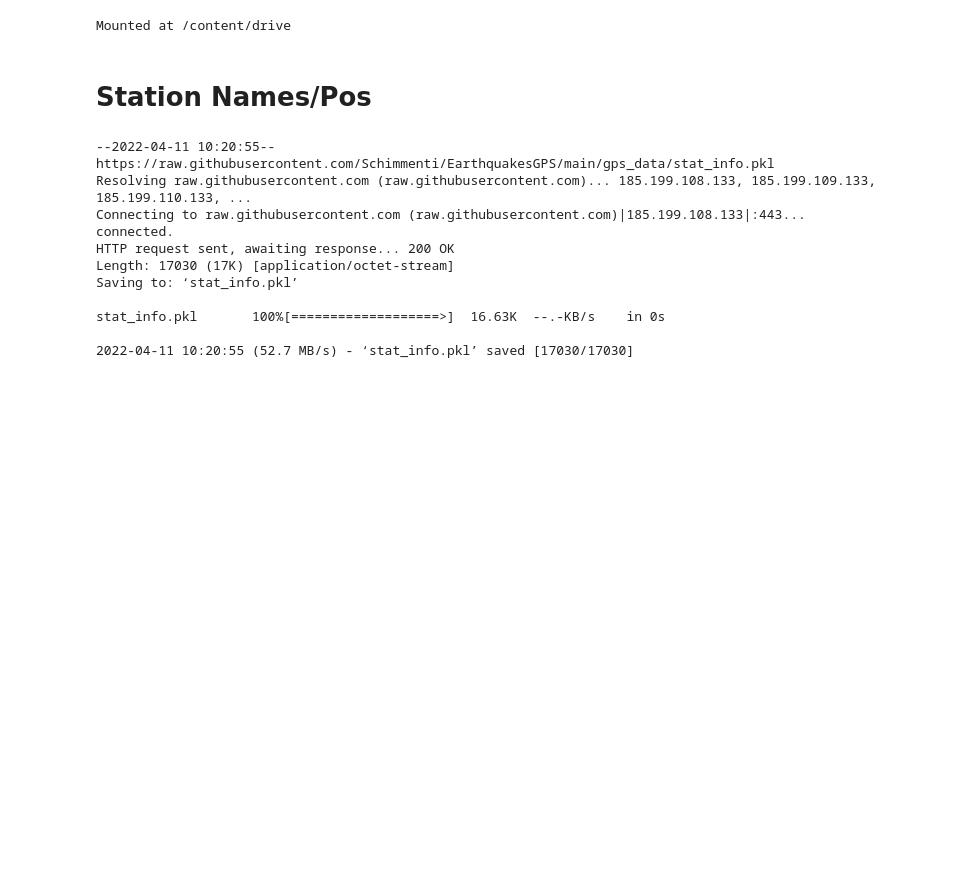
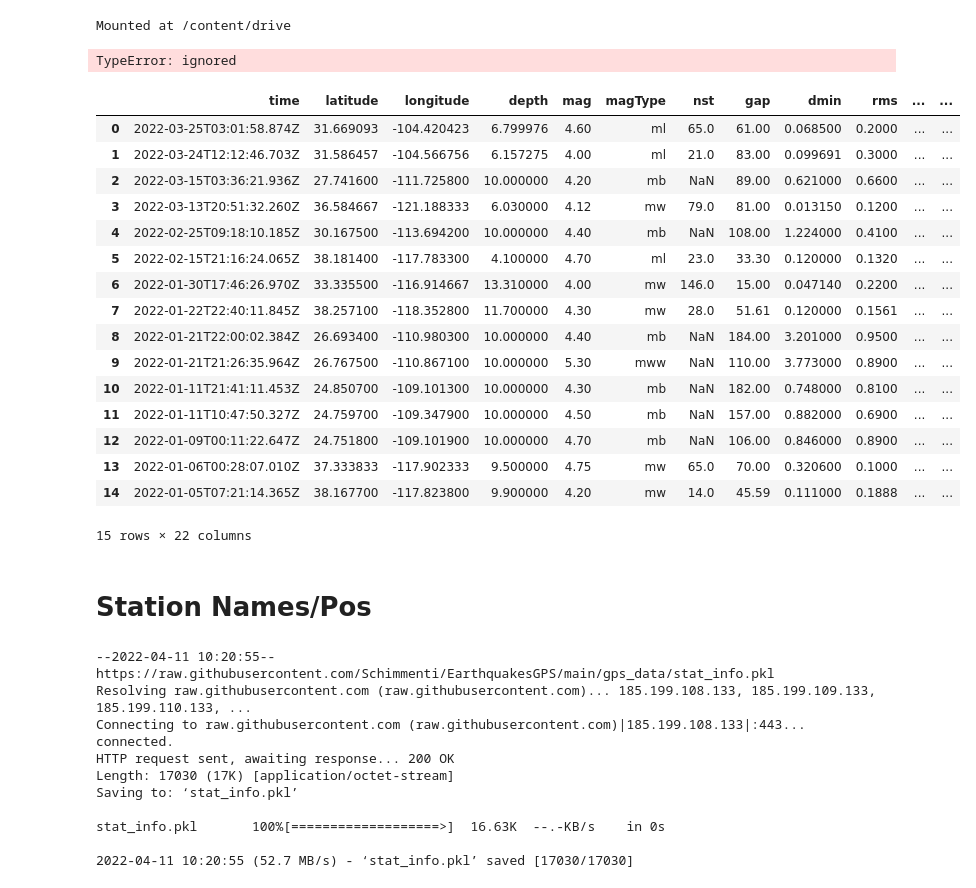
Before and after one commit to Schimmenti/EarthquakesGPS, a Jupyter notebook: Dataset.ipynb, the cells around one changed output. Drawn from its saved outputs; the diff is of its cells as text; code cells hidden in the pictures; blank space fills up the shorter version.

```diff
--- a/Dataset.ipynb
+++ b/Dataset.ipynb
@@ -37,3 +37,26 @@ class usgs_gps:
   def get_all_networks():
     network_list = ["Alaska_ITRF2014","Alaska_SGPS","BasinAndRange_ITRF2014","BasinAndRange_SGPS","CentralCalifornia_ITRF2014","CentralCalifornia_SGPS","CentralUS","CentralUS_ITRF2014","DiabloCanyon_SPGPS","EasternORWA_SGPS","ECSZ_SGPS","ElCentro","Helens","JuanDeFuca","LongValley_ITRF2014","Mammoth_SGPS","MtBaker","NCalifornia_SGPS","NorthEasternCal_SGPS","Northridge","Pacific_ITRF2014","Pacific_Northwest_ITRF2014","SFBayArea_ITRF2014","SFBayArea_SGPS","Sisters","Southern_California_ITRF2014","WindKetchFlat_SGPS","YellowstoneContin_ITRF2014","Yellowstone_SPGPS"]
     return network_list
+
+  def get_data(net_name, stat_name, link_type="na2014", fix_date = True):
+    raw_link ="https://earthquake.usgs.gov/monitoring/gps/data/networks/%s/%s/%s/%s.rneu"
+    full_link = raw_link%(net_name, stat_name, link_type, stat_name)
+    data = pd.read_csv(full_link, sep='\t', header=None)
+    data.columns = columns=["DateI","DateD","N","E","U","Tech1","dN","dE","dU","Tech2","Descr",]
+    if(fix_date):
+      data['Date'] = pd.to_datetime(data['DateI'], format='%Y%m%d')
+      data.set_index("Date", drop=True, inplace=True)
+      idx = pd.date_range(data.index[0], data.index[-1])
+      data = data.reindex(idx, fill_value=np.NaN)
+    return data
+
+
+  def get_earthquakes_radius(min_date, max_date, lat, lon, max_radius_km, min_magn):
+    base_url = "https://earthquake.usgs.gov/fdsnws/event/1/query?format=csv"
+    base_url += "&starttime=" + min_date.strftime("%Y-%m-%d")
+    base_url += "&endtime=" + max_date.strftime("%Y-%m-%d")
+    base_url += "&minmagnitude=%f" % min_magn
+    base_url += "&latitude=%f" % lat
+    base_url += "&longitude=%f" % lon
+    base_url += "&maxradiuskm=%f" % max_radius_km
+    return pd.read_csv(base_url)
@@ -42,3 +87,28 @@ stuff = usgs_gps.get_all_stations()
+# %%
+stuff = usgs_gps.get_data("Southern_California_ITRF2014","501p")
+stuff
+# %% [output]
+TypeError: ignored
+# %%
+usgs_gps.get_earthquakes_radius(datetime.datetime(2022, 1, 1), datetime.datetime.now(), 32, -115, 1000, 4)
+# %% [output]
+|  | time | latitude | longitude | depth | mag | magType | nst | gap | dmin | rms | ... | ... |
+| 0 | 2022-03-25T03:01:58.874Z | 31.669093 | -104.420423 | 6.799976 | 4.60 | ml | 65.0 | 61.00 | 0.068500 | 0.2000 | ... | ... |
+| 1 | 2022-03-24T12:12:46.703Z | 31.586457 | -104.566756 | 6.157275 | 4.00 | ml | 21.0 | 83.00 | 0.099691 | 0.3000 | ... | ... |
+| 2 | 2022-03-15T03:36:21.936Z | 27.741600 | -111.725800 | 10.000000 | 4.20 | mb | NaN | 89.00 | 0.621000 | 0.6600 | ... | ... |
+| 3 | 2022-03-13T20:51:32.260Z | 36.584667 | -121.188333 | 6.030000 | 4.12 | mw | 79.0 | 81.00 | 0.013150 | 0.1200 | ... | ... |
+| 4 | 2022-02-25T09:18:10.185Z | 30.167500 | -113.694200 | 10.000000 | 4.40 | mb | NaN | 108.00 | 1.224000 | 0.4100 | ... | ... |
+| 5 | 2022-02-15T21:16:24.065Z | 38.181400 | -117.783300 | 4.100000 | 4.70 | ml | 23.0 | 33.30 | 0.120000 | 0.1320 | ... | ... |
+| 6 | 2022-01-30T17:46:26.970Z | 33.335500 | -116.914667 | 13.310000 | 4.00 | mw | 146.0 | 15.00 | 0.047140 | 0.2200 | ... | ... |
+| 7 | 2022-01-22T22:40:11.845Z | 38.257100 | -118.352800 | 11.700000 | 4.30 | mw | 28.0 | 51.61 | 0.120000 | 0.1561 | ... | ... |
+| 8 | 2022-01-21T22:00:02.384Z | 26.693400 | -110.980300 | 10.000000 | 4.40 | mb | NaN | 184.00 | 3.201000 | 0.9500 | ... | ... |
+| 9 | 2022-01-21T21:26:35.964Z | 26.767500 | -110.867100 | 10.000000 | 5.30 | mww | NaN | 110.00 | 3.773000 | 0.8900 | ... | ... |
+| 10 | 2022-01-11T21:41:11.453Z | 24.850700 | -109.101300 | 10.000000 | 4.30 | mb | NaN | 182.00 | 0.748000 | 0.8100 | ... | ... |
+| 11 | 2022-01-11T10:47:50.327Z | 24.759700 | -109.347900 | 10.000000 | 4.50 | mb | NaN | 157.00 | 0.882000 | 0.6900 | ... | ... |
+| 12 | 2022-01-09T00:11:22.647Z | 24.751800 | -109.101900 | 10.000000 | 4.70 | mb | NaN | 106.00 | 0.846000 | 0.8900 | ... | ... |
+| 13 | 2022-01-06T00:28:07.010Z | 37.333833 | -117.902333 | 9.500000 | 4.75 | mw | 65.0 | 70.00 | 0.320600 | 0.1000 | ... | ... |
+| 14 | 2022-01-05T07:21:14.365Z | 38.167700 | -117.823800 | 9.900000 | 4.20 | mw | 14.0 | 45.59 | 0.111000 | 0.1888 | ... | ... |
+15 rows × 22 columns
 # %% [markdown]
 # Station Names/Pos
 # %%
```
Also changed, not shown: parts of 5 cells of this notebook.
